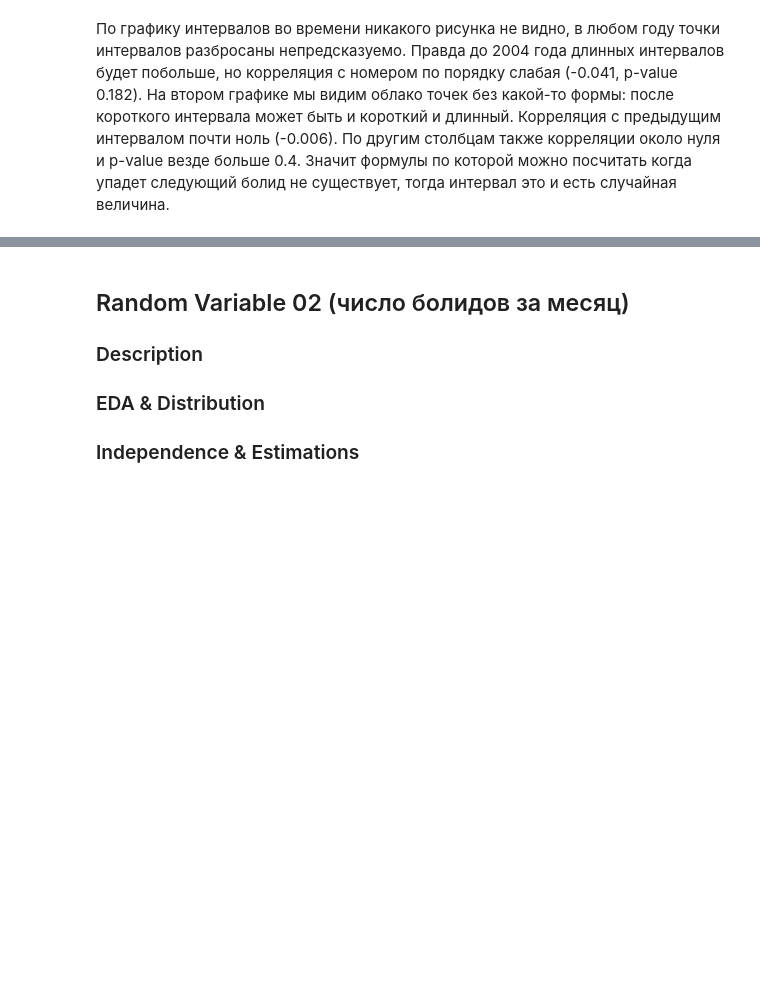
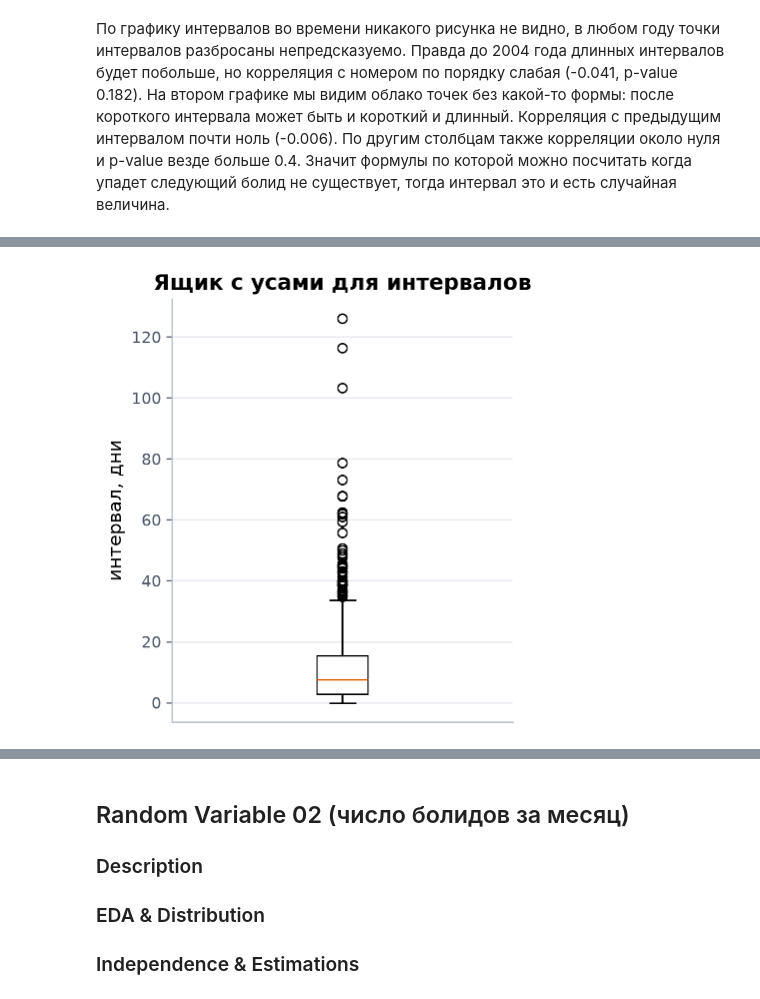
Before and after one commit to kotok9/app-stat-lab01, a Jupyter notebook: lab01_fireballs.ipynb, the cells around one changed output, grey strips where cells are left out. Cells and saved outputs as stored; diff of their text form; code cells hidden in the pictures; blank space fills up the shorter version.

```diff
--- a/lab01_fireballs.ipynb
+++ b/lab01_fireballs.ipynb
@@ -250,0 +354,10 @@ lat  корреляция: 0.026  p-value: 0.432  пар значений: 882
+# %%
+# ящик с усами
+plt.figure(figsize=(4, 5))
+plt.boxplot(gaps)
+plt.title("Ящик с усами для интервалов")
+plt.ylabel("интервал, дни")
+plt.xticks([])
+plt.show()
+# %% [output]
+[figure, added]
```
Also changed, not shown: parts of 28 cells of this notebook.
